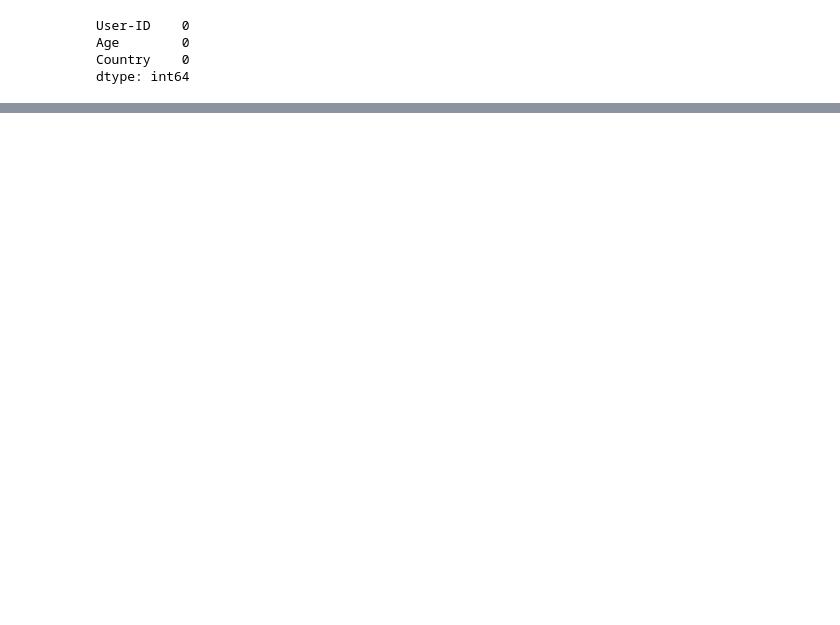
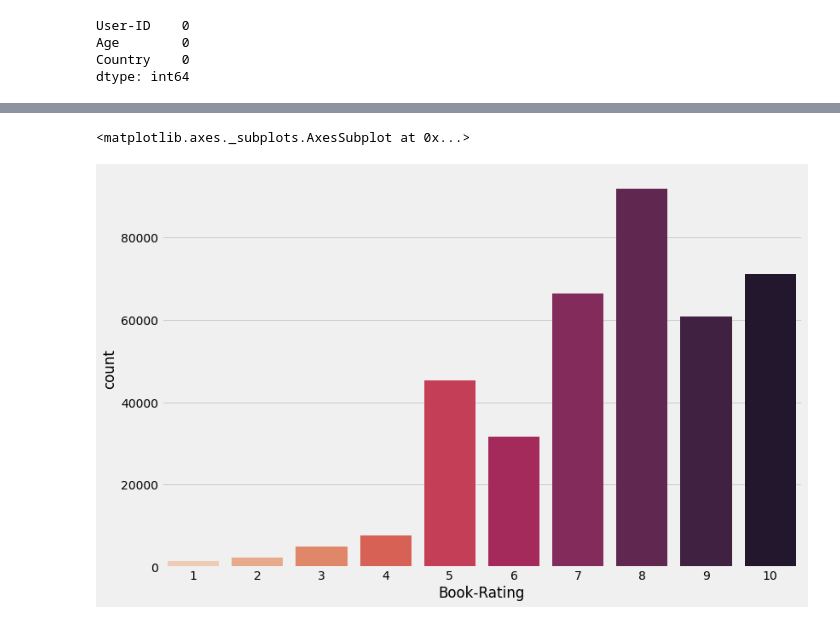
Before and after one commit to CodeWithSridhar/Book-Recommendation-System, a Jupyter notebook: Book_Recommendation_System.ipynb, the cells around one changed output, grey strips where cells are left out. Saved outputs shown, nothing was run; the diff lists cells and outputs as text; code cells hidden in the pictures; blank space fills up the shorter version.

```diff
--- a/Book_Recommendation_System.ipynb
+++ b/Book_Recommendation_System.ipynb
@@ -192,0 +421,7 @@ dtype: int64
+# %%
+plt.style.use('fivethirtyeight')
+plt.figure(figsize=(12, 8))
+sns.countplot(data=ratings_explicit , x='Book-Rating', palette='rocket_r')
+# %% [output]
+<matplotlib.axes._subplots.AxesSubplot at 0x...>
+[figure, added]
```
Also changed, not shown: parts of 158 cells of this notebook.
